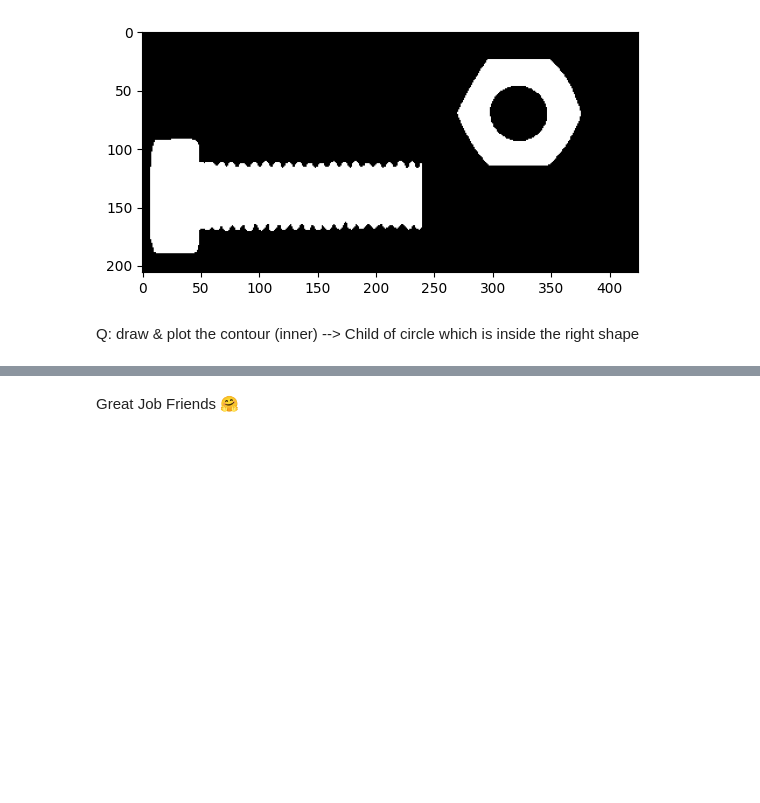
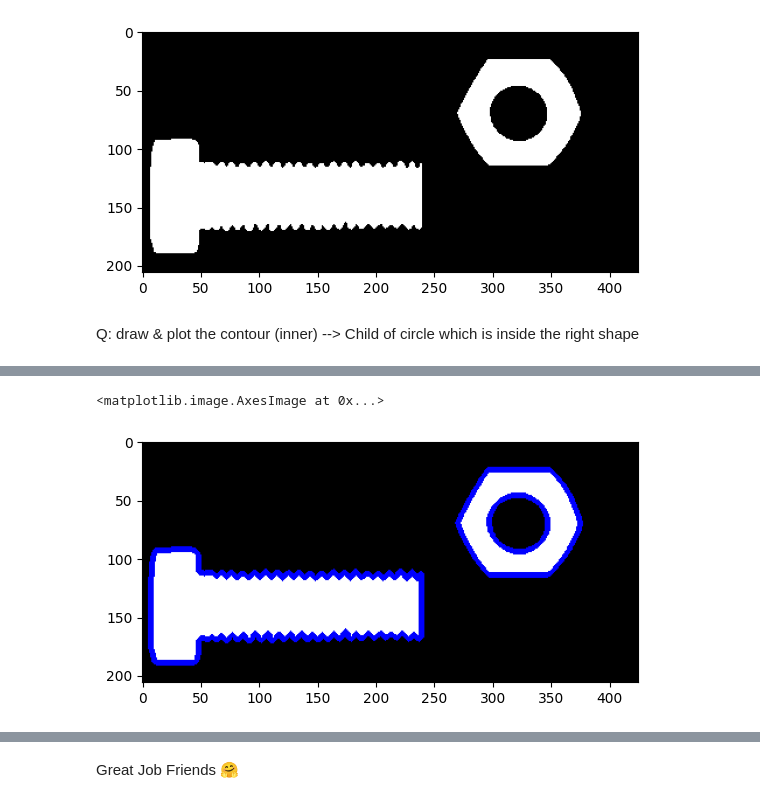
Before and after one commit to ramajaradat/image-preprocessing, a Jupyter notebook: Tasks/Task#2/task2.ipynb, the cells around one changed output, grey strips where cells are left out. Drawn from its saved outputs; the diff is of its cells as text; code cells hidden in the pictures; blank space fills up the shorter version.

```diff
--- a/Tasks/Task#2/task2.ipynb
+++ b/Tasks/Task#2/task2.ipynb
@@ -15,0 +35,6 @@ Q: draw & plot the contour (inner) --> Child of circle which is inside the right
+# %%
+out= cv2.drawContours(screw, cont_list, -1, (0,0,255), 3)
+plt.imshow(out)
+# %% [output]
+<matplotlib.image.AxesImage at 0x...>
+[figure, added]
```
Also changed, not shown: parts of 6 cells of this notebook.
